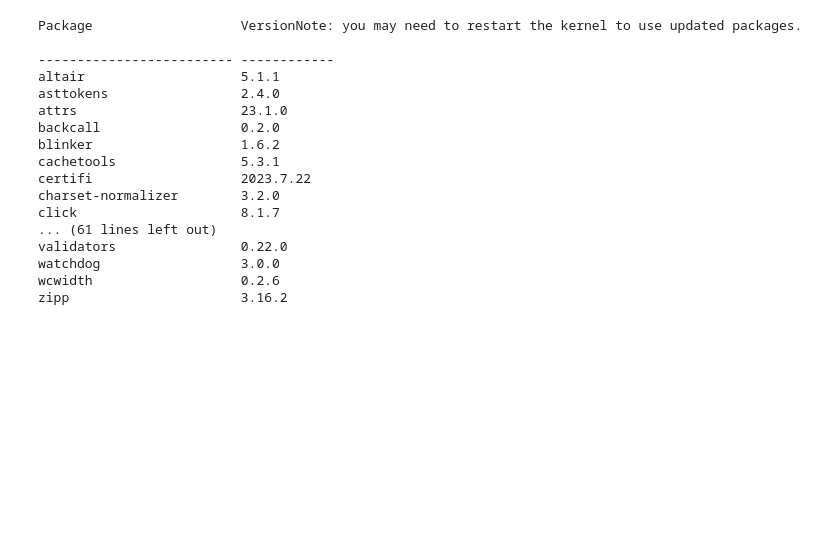
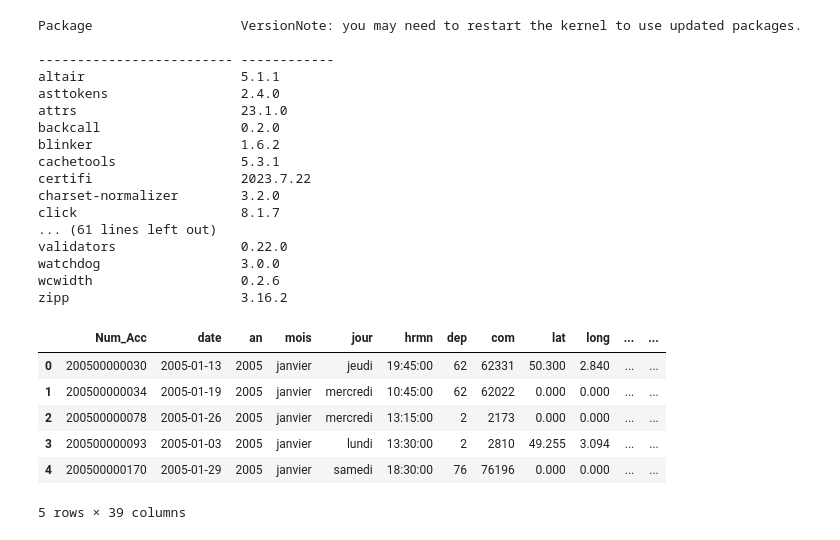
Before and after one commit to LeaBarreau/Data_visualisation, a Jupyter notebook: Notebook.ipynb, the cells around one changed output. Cells and saved outputs as stored; diff of their text form; code cells hidden in the pictures; blank space fills up the shorter version.

```diff
--- a/Notebook.ipynb
+++ b/Notebook.ipynb
@@ -77,0 +82,12 @@ zipp                      3.16.2
+# %%
+# Utilisez pd.read_excel() pour lire le fichier Excel dans un DataFrame
+data = pandas.read_excel("accidentsVelo.xlsx", decimal=",")
+data.head(5)
+# %% [output]
+|  | Num_Acc | date | an | mois | jour | hrmn | dep | com | lat | long | ... | ... |
+| 0 | 200500000030 | 2005-01-13 | 2005 | janvier | jeudi | 19:45:00 | 62 | 62331 | 50.300 | 2.840 | ... | ... |
+| 1 | 200500000034 | 2005-01-19 | 2005 | janvier | mercredi | 10:45:00 | 62 | 62022 | 0.000 | 0.000 | ... | ... |
+| 2 | 200500000078 | 2005-01-26 | 2005 | janvier | mercredi | 13:15:00 | 2 | 2173 | 0.000 | 0.000 | ... | ... |
+| 3 | 200500000093 | 2005-01-03 | 2005 | janvier | lundi | 13:30:00 | 2 | 2810 | 49.255 | 3.094 | ... | ... |
+| 4 | 200500000170 | 2005-01-29 | 2005 | janvier | samedi | 18:30:00 | 76 | 76196 | 0.000 | 0.000 | ... | ... |
+5 rows × 39 columns
```
Also changed, not shown: parts of 4 cells of this notebook, 1 other file.
